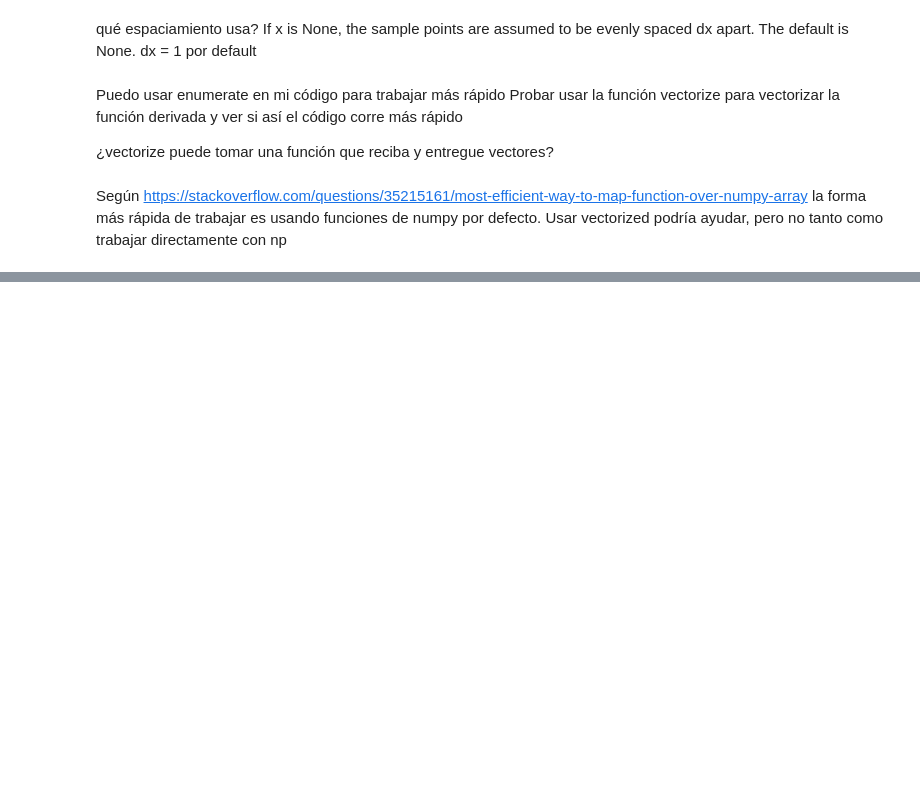
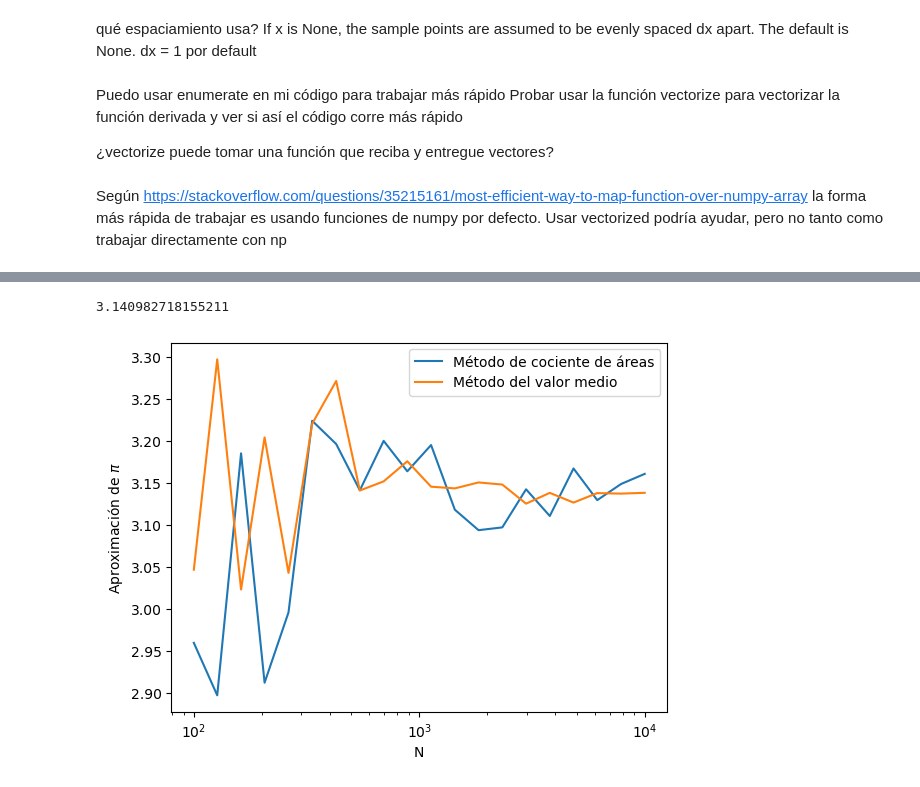
Before and after one commit to Lupama2/IntroPython, a Jupyter notebook: Ejercicios de clases/clase_10.ipynb, the cells around one changed output, grey strips where cells are left out. Saved outputs shown, nothing was run; the diff lists cells and outputs as text; code cells hidden in the pictures; blank space fills up the shorter version.

Commit message:
Hice el ejercicio de la clase 10

```diff
--- a/Ejercicios de clases/clase_10.ipynb
+++ b/Ejercicios de clases/clase_10.ipynb
@@ -40,0 +206,53 @@ la forma más rápida de trabajar es usando funciones de numpy por defecto. Usar
+# %%
+#Ejercicio 2
+
+def f(x):
+    return np.sqrt(1-x**2)
+
+def metodo_valor_medio(N):
+    '''
+    Aproxima el valor de pi mediante el método del valor medio
+
+    Parameters
+    ----------
+    N (int): nro de valores aleatorios generados
+
+    Returns
+    -------
+    pi_aprox (float): aproximación de pi
+    '''
+
+    #Generamos valores aleatoriamente
+    valores = np.random.rand(N)
+
+
+    pi_aprox = 4*np.mean(f(valores))
+
+    return pi_aprox
+
+N = 1000000
+print(metodo_valor_medio(N))
+# %% [output]
+3.140982718155211
+# %%
+#Ejercicio 3
+
+N_array = np.logspace(2,4,20, dtype = int)
+
+
+metodo_cociente_de_areas_vec = np.vectorize(metodo_cociente_de_areas)
+metodo_valor_medio_vec = np.vectorize(metodo_valor_medio)
+
+
+pi_metodo1 = metodo_cociente_de_areas_vec(N_array)
+pi_metodo2 = metodo_valor_medio_vec(N_array)
+
+import matplotlib.pyplot as plt
+plt.plot(N_array, pi_metodo1, label = "Método de cociente de áreas")
+plt.plot(N_array, pi_metodo2, label = "Método del valor medio")
+plt.legend()
+plt.xlabel("N")
+plt.ylabel("Aproximación de $\pi$")
+plt.xscale("log")
+# %% [output]
+[figure, added]
```
Also changed, not shown: parts of 16 cells of this notebook.
